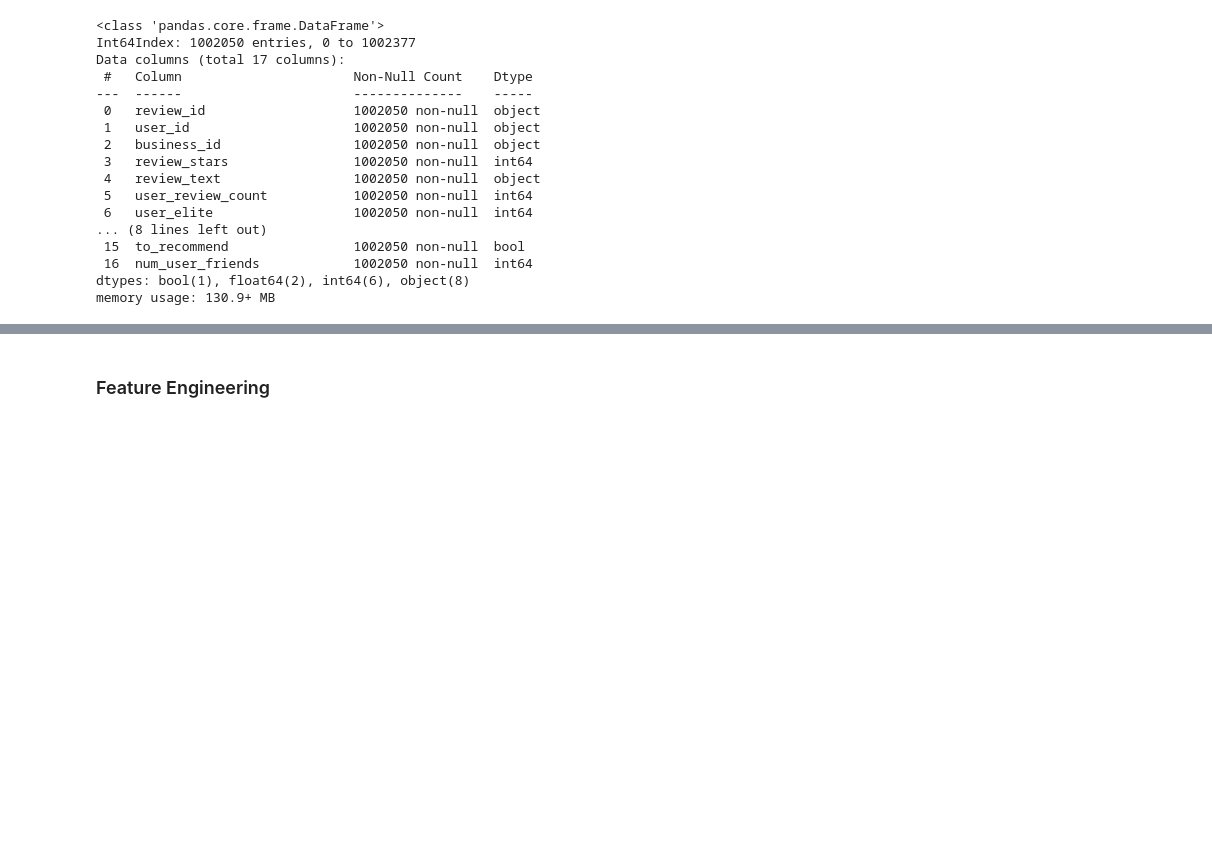
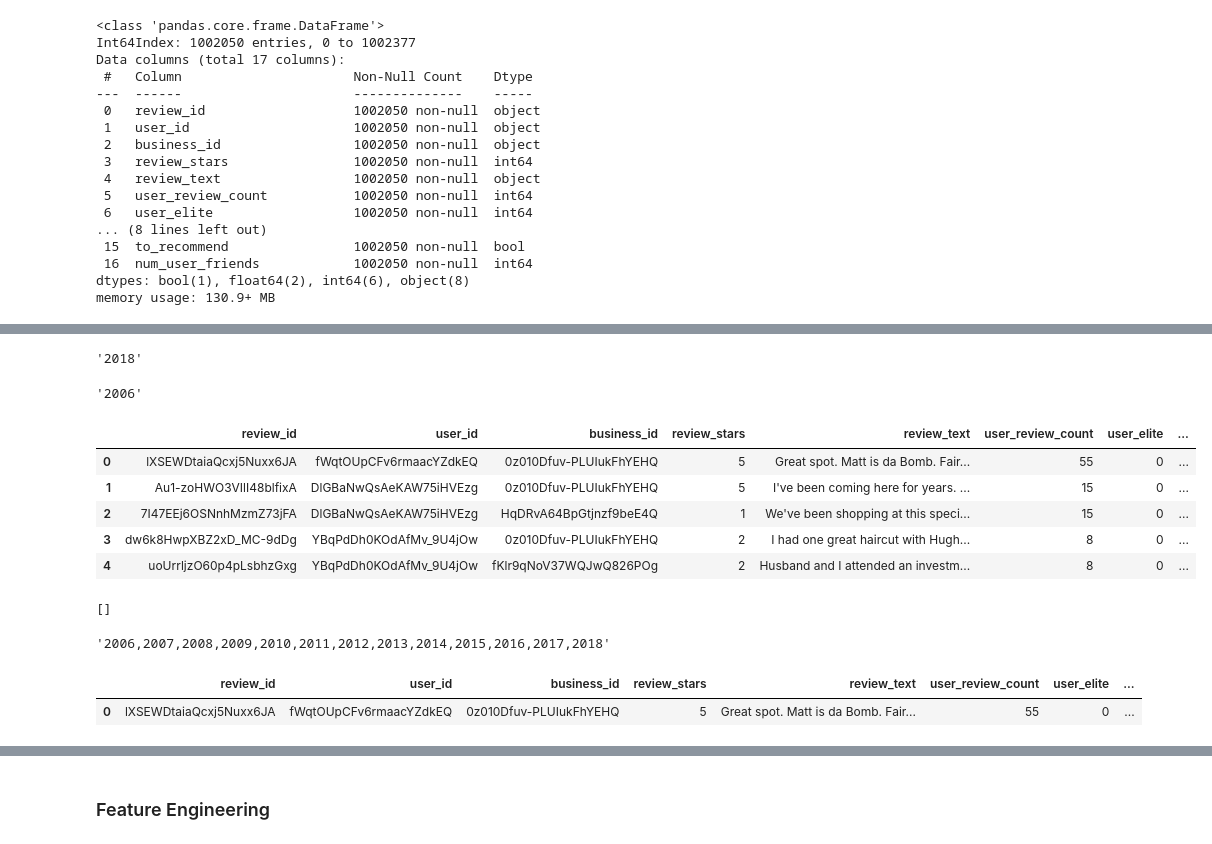
Before and after one commit to FishWith7sMemory/MAST30034-ADS-GroupProj, a Jupyter notebook: Preprocessing.ipynb, the cells around one changed output, grey strips where cells are left out. Drawn from its saved outputs; the diff is of its cells as text; code cells hidden in the pictures; blank space fills up the shorter version.

```diff
--- a/Preprocessing.ipynb
+++ b/Preprocessing.ipynb
@@ -417,3 +417,5 @@ Data columns (total 17 columns):
  16  num_user_friends            1002050 non-null  int64
 dtypes: bool(1), float64(2), int64(6), object(8)
 memory usage: 130.9+ MB
+# %%
+user = pd.read_json("data/yelp_academic_dataset_user.json", lines=True)
@@ -419,0 +442,42 @@ memory usage: 130.9+ MB
+# %%
+max(user["elite"].apply(lambda x : max(x.split(","))))
+# %% [output]
+'2018'
+# %%
+minimum = user["elite"].apply(lambda x : min(x.split(",")))
+mini = "2020"
+for i in minimum:
+    if i and i < mini:
+        mini = i
+mini
+# %% [output]
+'2006'
+# %%
+data = df.merge(user[["user_id", "yelping_since", "elite"]], on="user_id")
+data.head(1)
+# %% [output]
+|  | review_id | user_id | business_id | review_stars | review_text | user_review_count | user_elite | ... |
+| 0 | lXSEWDtaiaQcxj5Nuxx6JA | fWqtOUpCFv6rmaacYZdkEQ | 0z010Dfuv-PLUIukFhYEHQ | 5 | Great spot. Matt is da Bomb. Fair... | 55 | 0 | ... |
+| 1 | Au1-zoHWO3VIlI48blfixA | DlGBaNwQsAeKAW75iHVEzg | 0z010Dfuv-PLUIukFhYEHQ | 5 | I've been coming here for years. ... | 15 | 0 | ... |
+| 2 | 7I47EEj6OSNnhMzmZ73jFA | DlGBaNwQsAeKAW75iHVEzg | HqDRvA64BpGtjnzf9beE4Q | 1 | We've been shopping at this speci... | 15 | 0 | ... |
+| 3 | dw6k8HwpXBZ2xD_MC-9dDg | YBqPdDh0KOdAfMv_9U4jOw | 0z010Dfuv-PLUIukFhYEHQ | 2 | I had one great haircut with Hugh... | 8 | 0 | ... |
+| 4 | uoUrrljzO60p4pLsbhzGxg | YBqPdDh0KOdAfMv_9U4jOw | fKlr9qNoV37WQJwQ826POg | 2 | Husband and I attended an investm... | 8 | 0 | ... |
+# %%
+diff = []
+for i in data[data["user_elite"] >12]["elite"]:
+    i = i.split(",")
+    if len(set(i)) != len(i):
+        diff.append(i)
+diff
+# %% [output]
+[]
+# %%
+data.iloc[4305]["elite"]
+# %% [output]
+'2006,2007,2008,2009,2010,2011,2012,2013,2014,2015,2016,2017,2018'
+# %%
+data["year"] = data["yelping_since"].apply(lambda x : x[:4])
+data.head(1)
+# %% [output]
+|  | review_id | user_id | business_id | review_stars | review_text | user_review_count | user_elite | ... |
+| 0 | lXSEWDtaiaQcxj5Nuxx6JA | fWqtOUpCFv6rmaacYZdkEQ | 0z010Dfuv-PLUIukFhYEHQ | 5 | Great spot. Matt is da Bomb. Fair... | 55 | 0 | ... |
```
Also changed, not shown: parts of 9 cells of this notebook.
